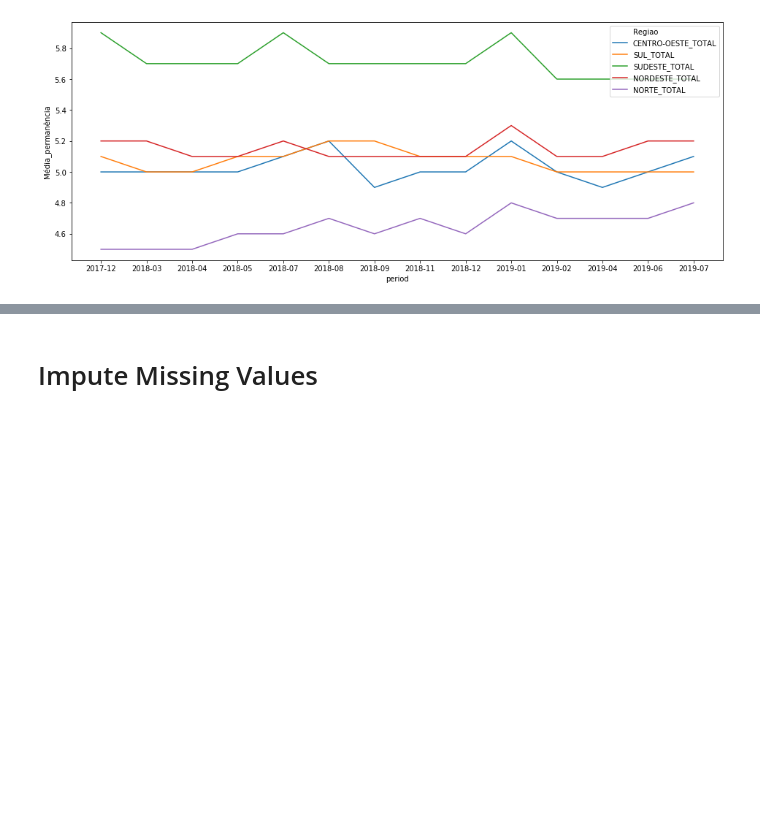
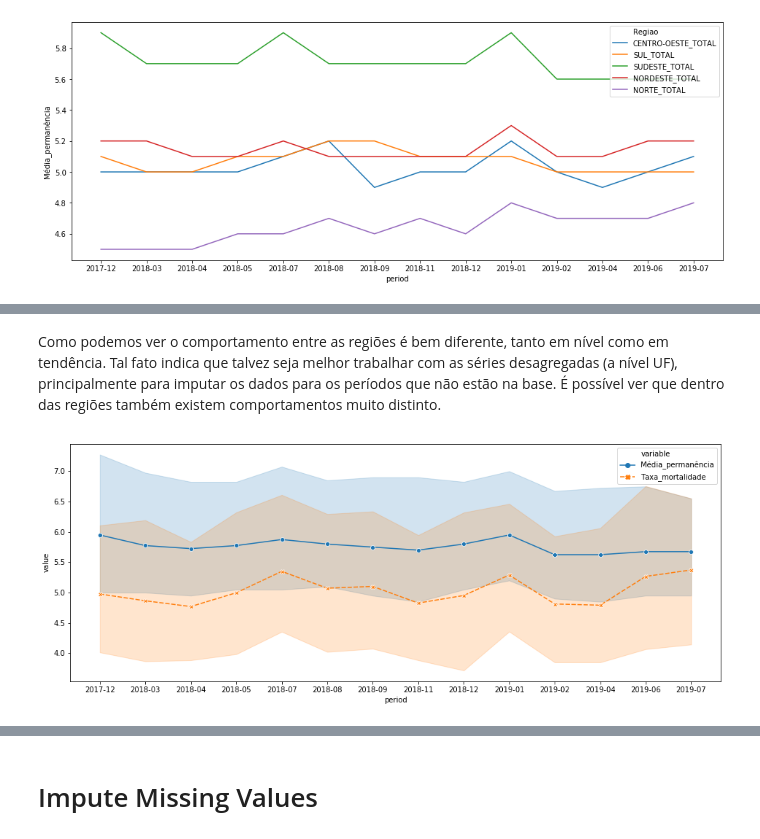
Before and after one commit to leshiota/case_sulamerica, a Jupyter notebook: notebooks/analise.ipynb, the cells around one changed output, grey strips where cells are left out. Drawn from its saved outputs; the diff is of its cells as text; code cells hidden in the pictures; blank space fills up the shorter version.

```diff
--- a/notebooks/analise.ipynb
+++ b/notebooks/analise.ipynb
@@ -239,0 +221,10 @@ Name: Regiao, Length: 660, dtype: bool
+# %% [markdown]
+Como podemos ver o comportamento entre as regiões é bem diferente, tanto em nível como em tendência. Tal fato indica que talvez seja melhor trabalhar com as séries desagregadas (a nível UF), principalmente para imputar os dados para os períodos que não estão na base.
+É possível ver que dentro das regiões também existem comportamentos muito distinto.
+# %%
+temp_df = df[df['Regiao']=='SUDESTE'].sort_values(by=['period'])
+melt_df = pd.melt(temp_df, id_vars=['Regiao', 'period'], value_vars=['Média_permanência', 'Taxa_mortalidade'])
+plt.figure(figsize=(16, 6))
+sns.lineplot(x='period', y='value', data=melt_df, sort=True, hue='variable', markers=True,style="variable");
+# %% [output]
+[figure, added]
```
Also changed, not shown: parts of 25 cells of this notebook, 1 other file.
